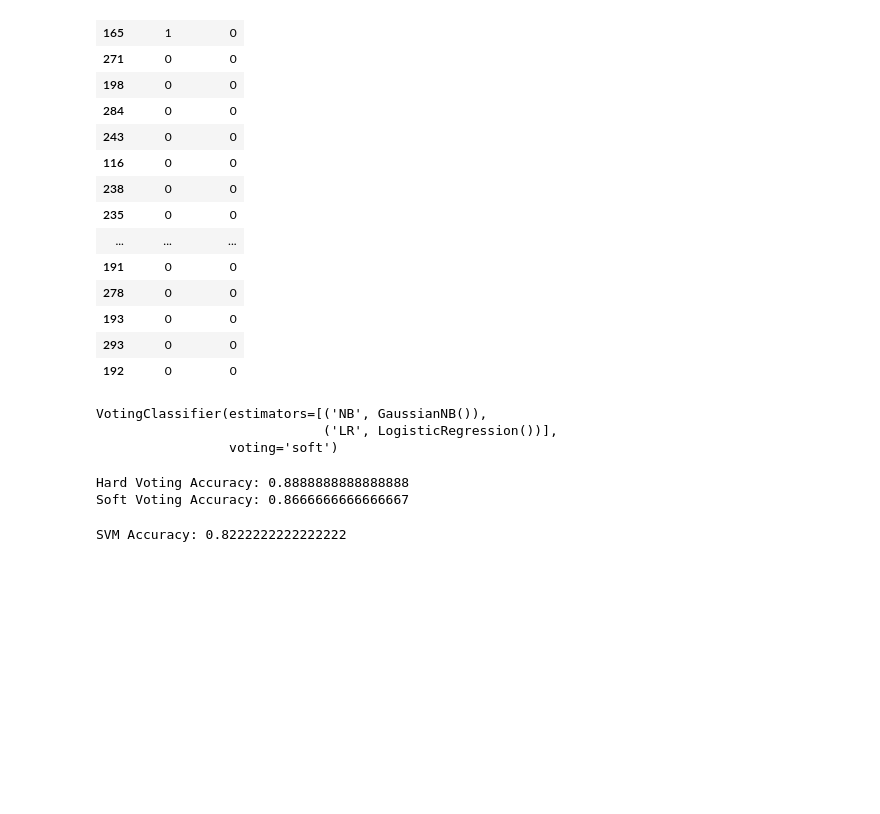
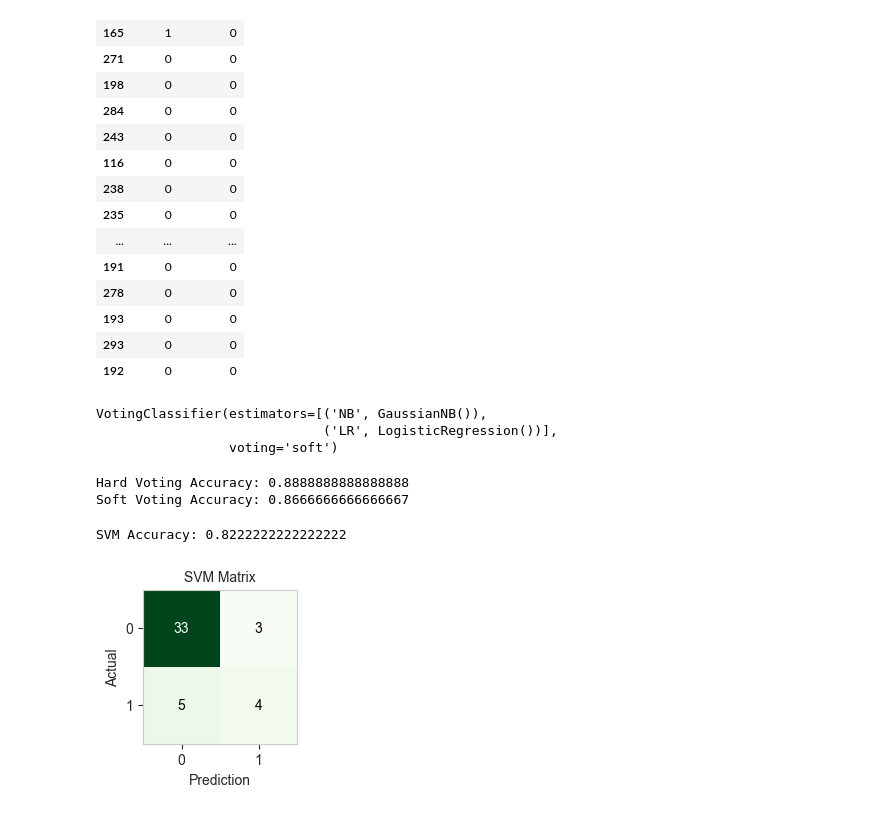
Before and after one commit to sorei9240/Heart_Disease, a Jupyter notebook: heartFailurePred.ipynb, the cells around one changed output. Saved outputs shown, nothing was run; the diff lists cells and outputs as text; code cells hidden in the pictures; blank space fills up the shorter version.

```diff
--- a/heartFailurePred.ipynb
+++ b/heartFailurePred.ipynb
@@ -282,15 +282,24 @@ print("Soft Voting Accuracy:", accuracy_soft)
 Hard Voting Accuracy: 0.8888888888888888
 Soft Voting Accuracy: 0.8666666666666667
 # %%
+# define the svm model
 svm_model = SVC(kernel='linear')
 svm_model.fit(X_train_scaled, y_train)
 svm_model = SVC(kernel='rbf', gamma='scale')
 svm_model.fit(X_train_scaled, y_train)
 y_pred = svm_model.predict(X_test_scaled)
 accuracy = accuracy_score(y_test, y_pred)
 print("SVM Accuracy:", accuracy)
+#confusion matrix
+conf_mat = confusion_matrix(y_test, y_pred)
+fig, ax = plot_confusion_matrix(conf_mat, figsize=(2,2), cmap=plt.cm.Greens)
+plt.xlabel('Prediction', fontsize = 10)
+plt.ylabel('Actual', fontsize = 10)
+plt.title('SVM Matrix', fontsize = 10)
+plt.show()
 # %% [output]
 SVM Accuracy: 0.8222222222222222
+[figure, added]
 # %%
 # Define the ANN model
 model = Sequential()
```
Also changed, not shown: parts of 3 cells of this notebook.
